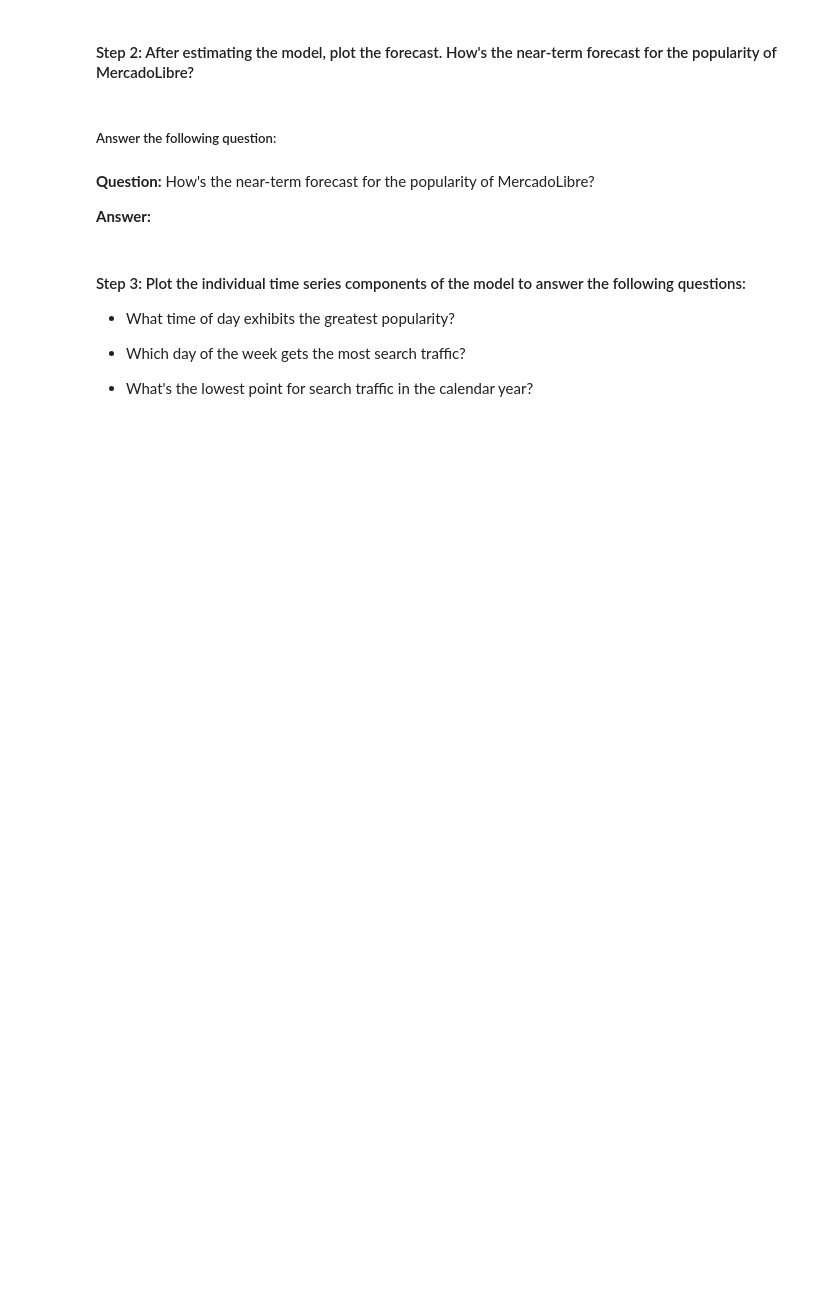
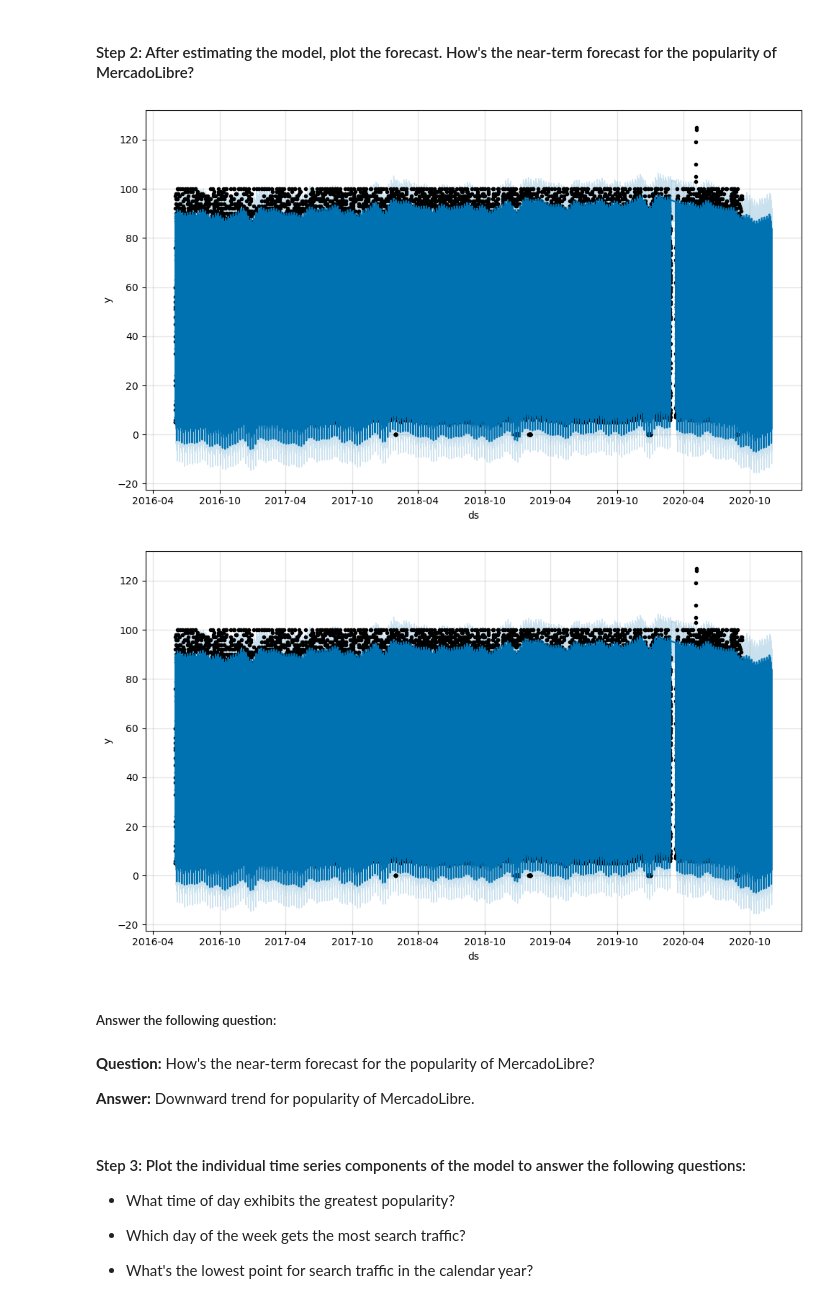
Before and after one commit to dailyinvention/prophet-challenge, a Jupyter notebook: forecasting_net_prophet.ipynb, the cells around one changed output. Drawn from its saved outputs; the diff is of its cells as text; code cells hidden in the pictures; blank space fills up the shorter version.

```diff
--- a/forecasting_net_prophet.ipynb
+++ b/forecasting_net_prophet.ipynb
@@ -450,5 +450,7 @@ display(prophet_df.tail())
 | 37105 | 2020-09-08 00:00:00 | 96 |
 # %%
 # Call the Prophet function, store as an object
+model = Prophet()
 # %%
 # Fit the time-series model.
+model.fit(prophet_df)
@@ -455,6 +461,7 @@ display(prophet_df.tail())
 # %%
 # Create a future dataframe to hold predictions
 # Make the prediction go out as far as 2000 hours (approx 80 days)
-
+future_mercado_trends = model.make_future_dataframe(periods=2000, freq="h")
 
 # View the last five rows of the future_mercado_trends DataFrame
+future_mercado_trends.tail()
@@ -461,5 +475,6 @@ display(prophet_df.tail())
 # %%
 # Make the predictions for the trend data using the future_mercado_trends DataFrame
-
+forecast_mercado_trends = model.predict(future_mercado_trends)
 
 # Display the first five rows of the forecast_mercado_trends DataFrame
+forecast_mercado_trends.head()
@@ -467,12 +490,16 @@ display(prophet_df.tail())
 #### Step 2: After estimating the model, plot the forecast. How's the near-term forecast for the popularity of MercadoLibre?
 # %%
 # Plot the Prophet predictions for the Mercado trends data
+model.plot(forecast_mercado_trends)
+# %% [output]
+[figure, added]
+[figure, added]
 # %% [markdown]
 ##### Answer the following question:
 # %% [markdown]
 **Question:**  How's the near-term forecast for the popularity of MercadoLibre?
 
-**Answer:**
+**Answer:** Downward trend for popularity of MercadoLibre.
 # %% [markdown]
 #### Step 3: Plot the individual time series components of the model to answer the following questions:
 
```
Also changed, not shown: parts of 9 cells of this notebook.
